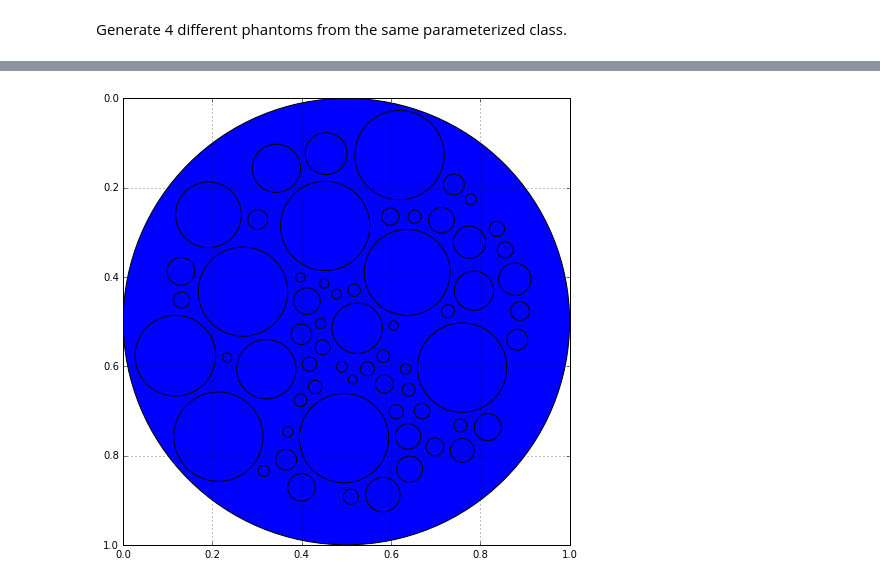
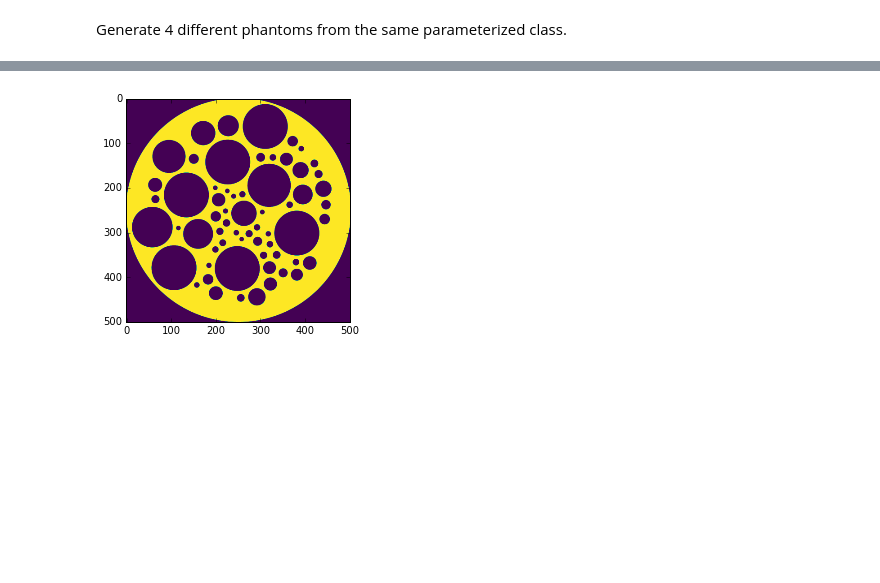
Before and after one commit to AdvancedPhotonSource/xdesign, a Jupyter notebook: docs/demos/Parameterized.ipynb, the cells around one changed output, grey strips where cells are left out. Cells and saved outputs as stored; diff of their text form; code cells hidden in the pictures; blank space fills up the shorter version.

```diff
--- a/docs/demos/Parameterized.ipynb
+++ b/docs/demos/Parameterized.ipynb
@@ -4,3 +4,6 @@
 from xdesign import *
 import matplotlib.pyplot as plt
 import numpy as np
+
+SIZE = 500
+DPI = 300
@@ -30,7 +39,8 @@ plt.show()
 # %%
 np.random.seed(0)
 p4 = Foam(size_range=[0.1, 0.01], gap=0.015, porosity=0.5)
-plot_phantom(p4)
+d4 = discrete_phantom(p4, SIZE)
+plt.imshow(d4, cmap='viridis')
 plt.show()
 # %% [output]
-[figure, old version]
+[figure, new version]
```
Also changed, not shown: parts of 5 cells of this notebook, 3 other files.
